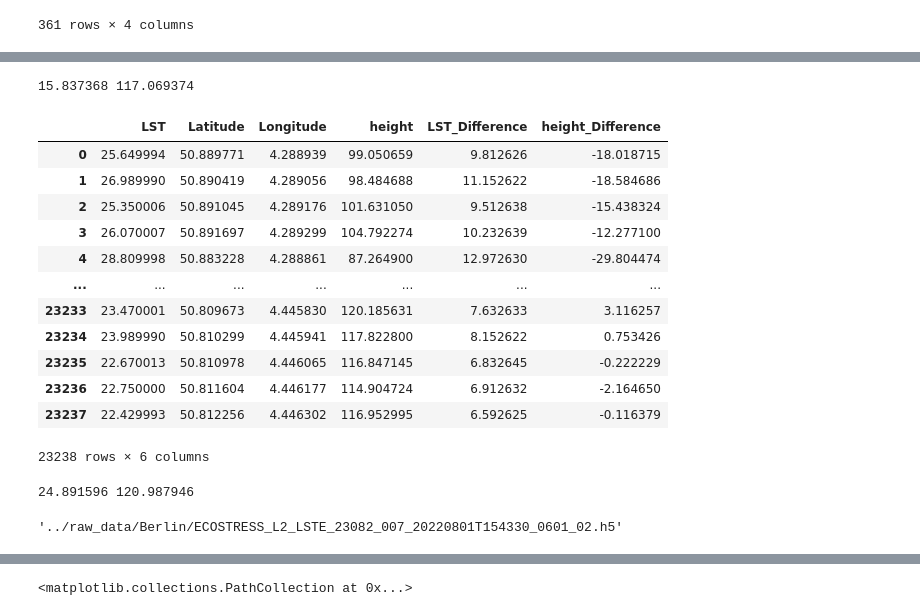
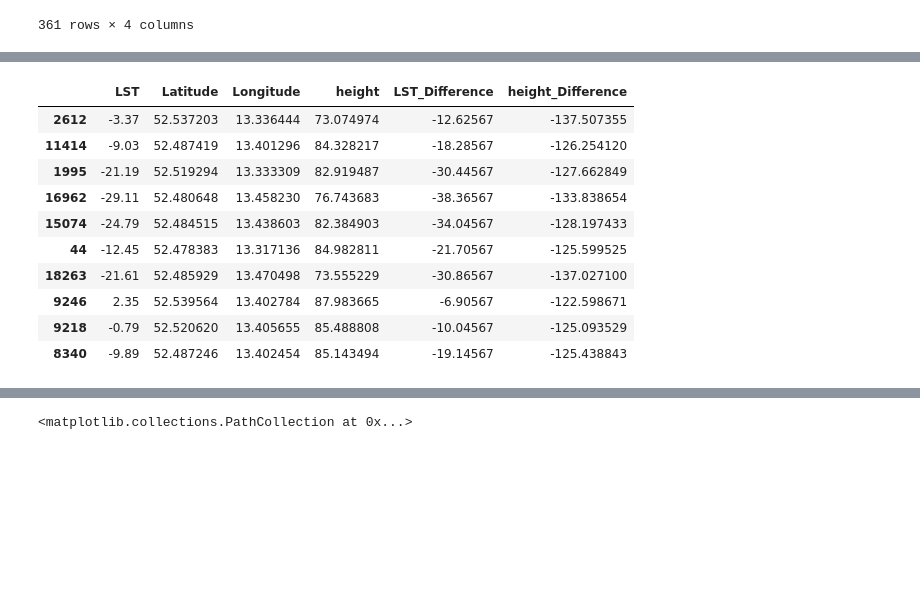
Before and after one commit to b-fa-ce/future_proofing_cities, a Jupyter notebook: notebooks/notebook.ipynb, the cells around one changed output, grey strips where cells are left out. Cells and saved outputs as stored; diff of their text form; code cells hidden in the pictures; blank space fills up the shorter version.

```diff
--- a/notebooks/notebook.ipynb
+++ b/notebooks/notebook.ipynb
@@ -455,31 +320,0 @@ CITY_BOUNDING_BOXES = {'Paris': [[2.264216,2.42172],[48.813898,48.900502]],
-# %%
-convert2df_coord(*import_city_data("Brussels"), *CITY_BOUNDING_BOXES['Brussels'])
-# %% [output]
-15.837368 117.069374
-|  | LST | Latitude | Longitude | height | LST_Difference | height_Difference |
-| 0 | 25.649994 | 50.889771 | 4.288939 | 99.050659 | 9.812626 | -18.018715 |
-| 1 | 26.989990 | 50.890419 | 4.289056 | 98.484688 | 11.152622 | -18.584686 |
-| 2 | 25.350006 | 50.891045 | 4.289176 | 101.631050 | 9.512638 | -15.438324 |
-| 3 | 26.070007 | 50.891697 | 4.289299 | 104.792274 | 10.232639 | -12.277100 |
-| 4 | 28.809998 | 50.883228 | 4.288861 | 87.264900 | 12.972630 | -29.804474 |
-| ... | ... | ... | ... | ... | ... | ... |
-| 23233 | 23.470001 | 50.809673 | 4.445830 | 120.185631 | 7.632633 | 3.116257 |
-| 23234 | 23.989990 | 50.810299 | 4.445941 | 117.822800 | 8.152622 | 0.753426 |
-| 23235 | 22.670013 | 50.810978 | 4.446065 | 116.847145 | 6.832645 | -0.222229 |
-| 23236 | 22.750000 | 50.811604 | 4.446177 | 114.904724 | 6.912632 | -2.164650 |
-| 23237 | 22.429993 | 50.812256 | 4.446302 | 116.952995 | 6.592625 | -0.116379 |
-23238 rows × 6 columns
-# %%
-df_Paris = convert2df_coord(*import_city_data("Paris"), *CITY_BOUNDING_BOXES['Paris'])
-# %% [output]
-24.891596 120.987946
-# %%
-import os
-
-INPUT_PATH = os.path.join('..','raw_data')
-OUTPUT_PATH = os.path.join('..','processed_data')
-folder_path = os.path.join(INPUT_PATH, 'Berlin','')
-glob.glob(folder_path + 'ECOSTRESS_L2*')[0]
-# folder_path
-# %% [output]
-'../raw_data/Berlin/ECOSTRESS_L2_LSTE_23082_007_20220801T154330_0601_02.h5'
@@ -488 +321,17 @@ import pandas as pd
+# %%
+ city_name = "Berlin"
+ df = prep.convert2df_coord(*prep.import_city_data(city_name),*prep.CITY_BOUNDING_BOXES[city_name])
+ df.sample(10)
+# %% [output]
+|  | LST | Latitude | Longitude | height | LST_Difference | height_Difference |
+| 2612 | -3.37 | 52.537203 | 13.336444 | 73.074974 | -12.62567 | -137.507355 |
+| 11414 | -9.03 | 52.487419 | 13.401296 | 84.328217 | -18.28567 | -126.254120 |
+| 1995 | -21.19 | 52.519294 | 13.333309 | 82.919487 | -30.44567 | -127.662849 |
+| 16962 | -29.11 | 52.480648 | 13.458230 | 76.743683 | -38.36567 | -133.838654 |
+| 15074 | -24.79 | 52.484515 | 13.438603 | 82.384903 | -34.04567 | -128.197433 |
+| 44 | -12.45 | 52.478383 | 13.317136 | 84.982811 | -21.70567 | -125.599525 |
+| 18263 | -21.61 | 52.485929 | 13.470498 | 73.555229 | -30.86567 | -137.027100 |
+| 9246 | 2.35 | 52.539564 | 13.402784 | 87.983665 | -6.90567 | -122.598671 |
+| 9218 | -0.79 | 52.520620 | 13.405655 | 85.488808 | -10.04567 | -125.093529 |
+| 8340 | -9.89 | 52.487246 | 13.402454 | 85.143494 | -19.14567 | -125.438843 |
 # %%
```
Also changed, not shown: parts of 22 cells of this notebook, 5 other files.
